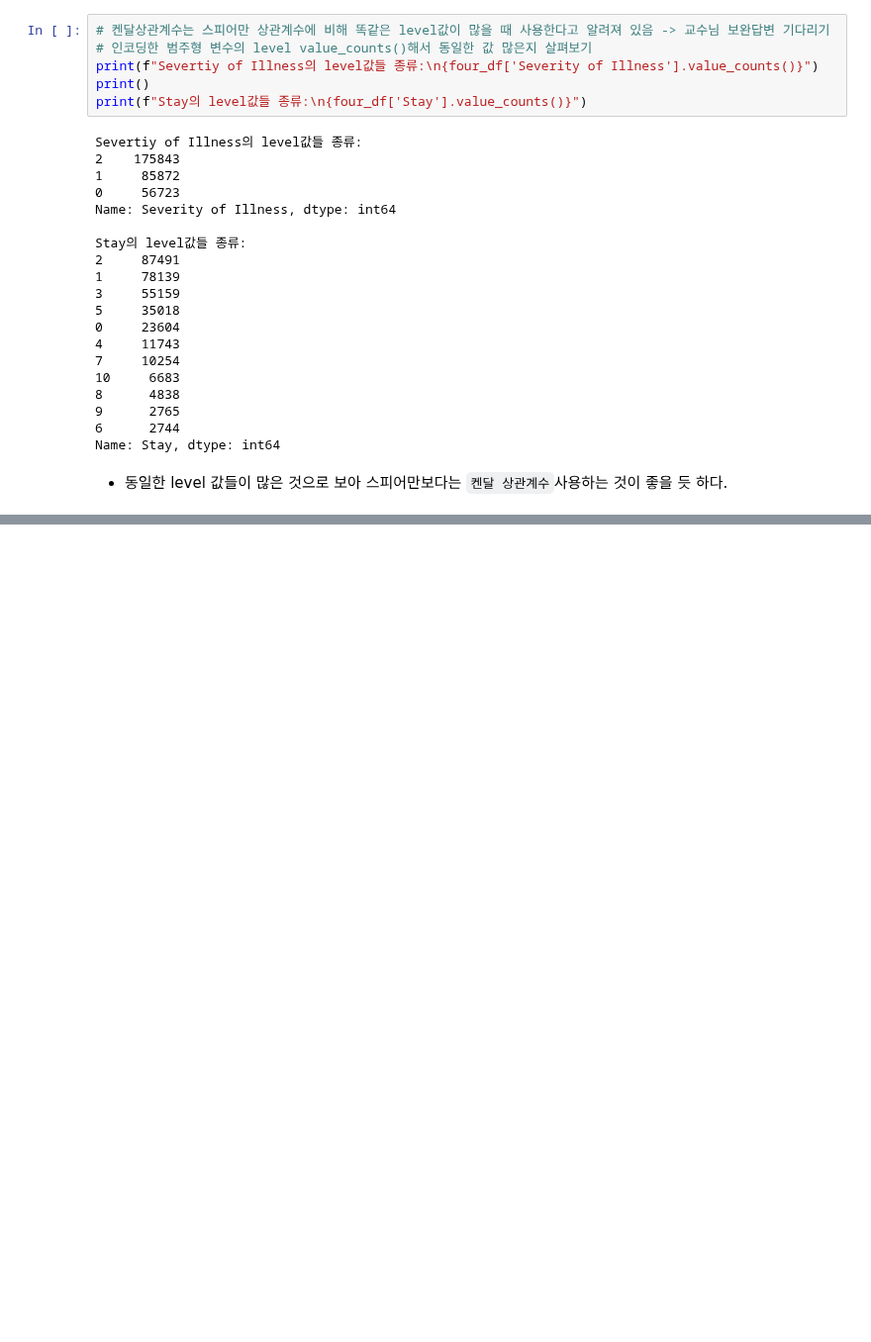
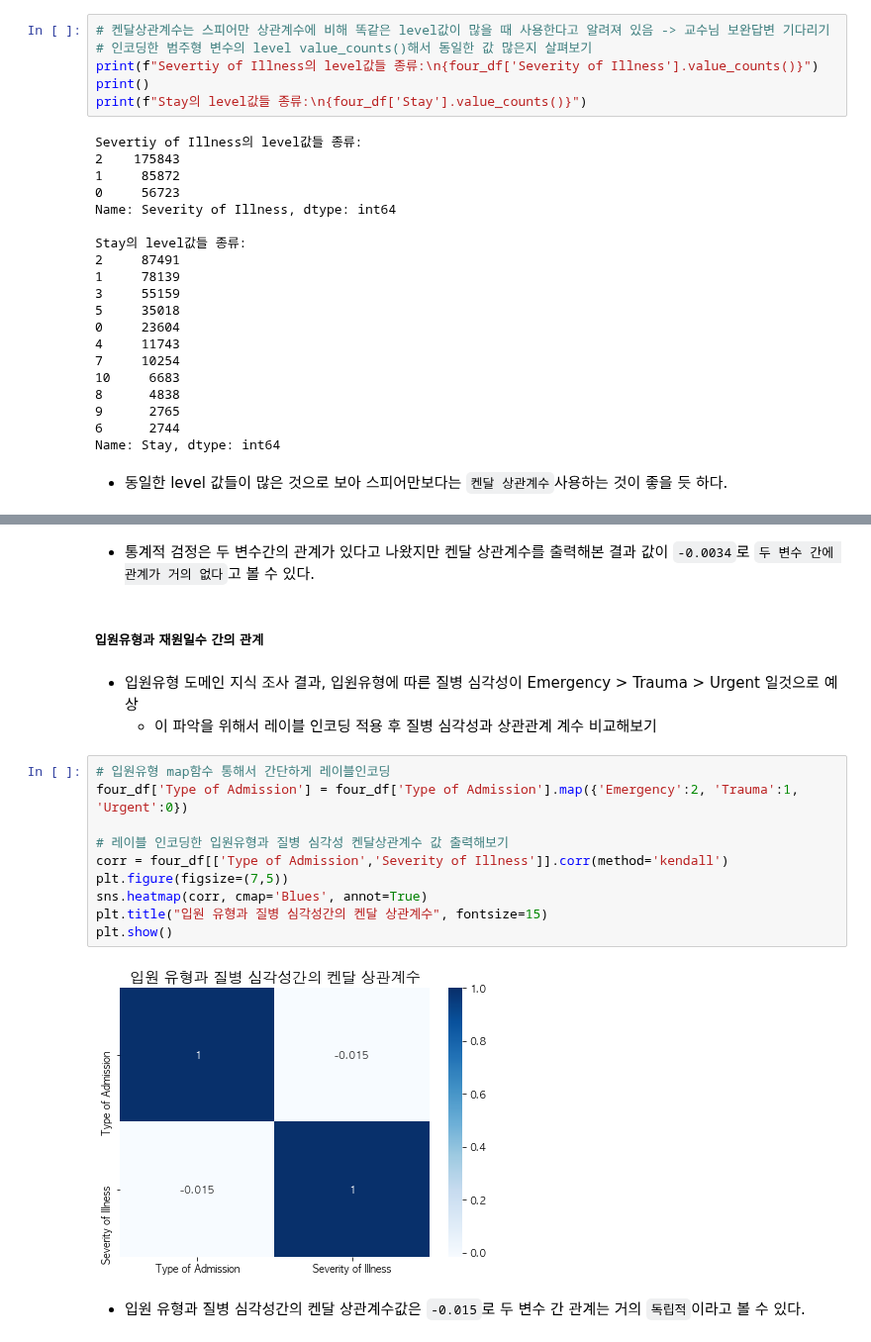
Before and after one commit to young-hun-jo/DataAnalysis, a Jupyter notebook: healthcare_los/analysis_myself.ipynb, the cells around one changed output, grey strips where cells are left out. Shown at 99% size. Saved outputs shown, nothing was run; the diff lists cells and outputs as text; blank space fills up the shorter version.

```diff
--- a/healthcare_los/analysis_myself.ipynb
+++ b/healthcare_los/analysis_myself.ipynb
@@ -1133,0 +1168,21 @@ Name: Stay, dtype: int64
+# %% [markdown]
+- 통계적 검정은 두 변수간의 관계가 있다고 나왔지만 켄달 상관계수를 출력해본 결과 값이 ``-0.0034``로 ``두 변수 간에 관계가 거의 없다``고 볼 수 있다.
+# %% [markdown]
+##### 입원유형과 재원일수 간의 관계
+# %% [markdown]
+- 입원유형 도메인 지식 조사 결과, 입원유형에 따른 질병 심각성이 Emergency > Trauma > Urgent 일것으로 예상
+    * 이 파악을 위해서 레이블 인코딩 적용 후 질병 심각성과 상관관계 계수 비교해보기
+# %%
+# 입원유형 map함수 통해서 간단하게 레이블인코딩
+four_df['Type of Admission'] = four_df['Type of Admission'].map({'Emergency':2, 'Trauma':1, 'Urgent':0})
+
+# 레이블 인코딩한 입원유형과 질병 심각성 켄달상관계수 값 출력해보기
+corr = four_df[['Type of Admission','Severity of Illness']].corr(method='kendall')
+plt.figure(figsize=(7,5))
+sns.heatmap(corr, cmap='Blues', annot=True)
+plt.title("입원 유형과 질병 심각성간의 켄달 상관계수", fontsize=15)
+plt.show()
+# %% [output]
+[figure, added]
+# %% [markdown]
+- 입원 유형과 질병 심각성간의 켄달 상관계수값은 ``-0.015``로 두 변수 간 관계는 거의 ``독립적``이라고 볼 수 있다.
```
Also changed, not shown: parts of 25 cells of this notebook.
